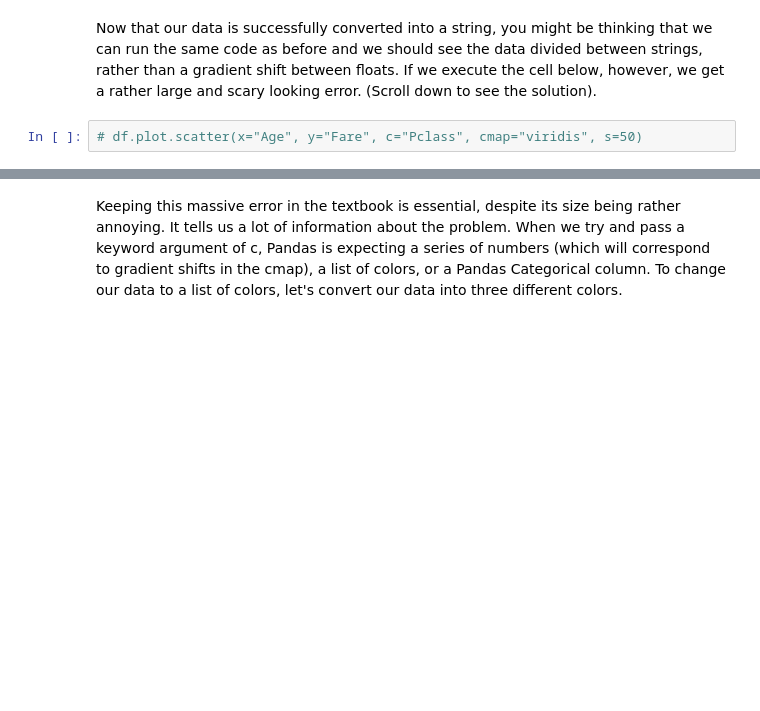
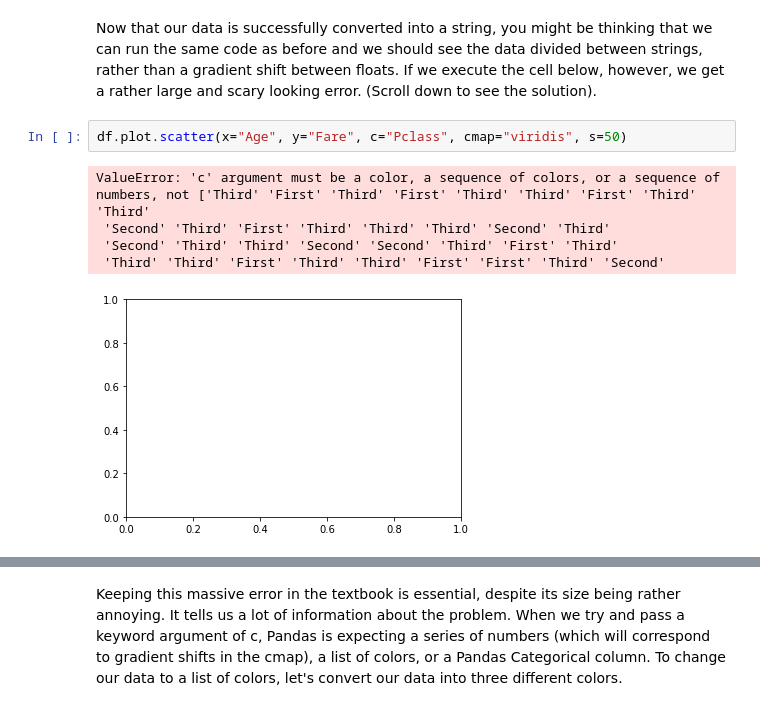
Before and after one commit to wjbmattingly/textbook_pandas, a Jupyter notebook: 03_01_pandas_and_plots.ipynb, the cells around one changed output, grey strips where cells are left out. Saved outputs shown, nothing was run; the diff lists cells and outputs as text; blank space fills up the shorter version.

```diff
--- a/03_01_pandas_and_plots.ipynb
+++ b/03_01_pandas_and_plots.ipynb
@@ -158,4 +158,10 @@ df
 # %% [markdown]
 Now that our data is successfully converted into a string, you might be thinking that we can run the same code as before and we should see the data divided between strings, rather than a gradient shift between floats. If we execute the cell below, however, we get a rather large and scary looking error. (Scroll down to see the solution).
 # %%
-# df.plot.scatter(x="Age", y="Fare", c="Pclass", cmap="viridis", s=50)
+df.plot.scatter(x="Age", y="Fare", c="Pclass", cmap="viridis", s=50)
+# %% [output]
+ValueError: 'c' argument must be a color, a sequence of colors, or a sequence of numbers, not ['Third' 'First' 'Third' 'First' 'Third' 'Third' 'First' 'Third' 'Third'
+ 'Second' 'Third' 'First' 'Third' 'Third' 'Third' 'Second' 'Third'
+ 'Second' 'Third' 'Third' 'Second' 'Second' 'Third' 'First' 'Third'
+ 'Third' 'Third' 'First' 'Third' 'Third' 'First' 'First' 'Third' 'Second'
+[figure, added]
```
Also changed, not shown: parts of 1 cell of this notebook.
